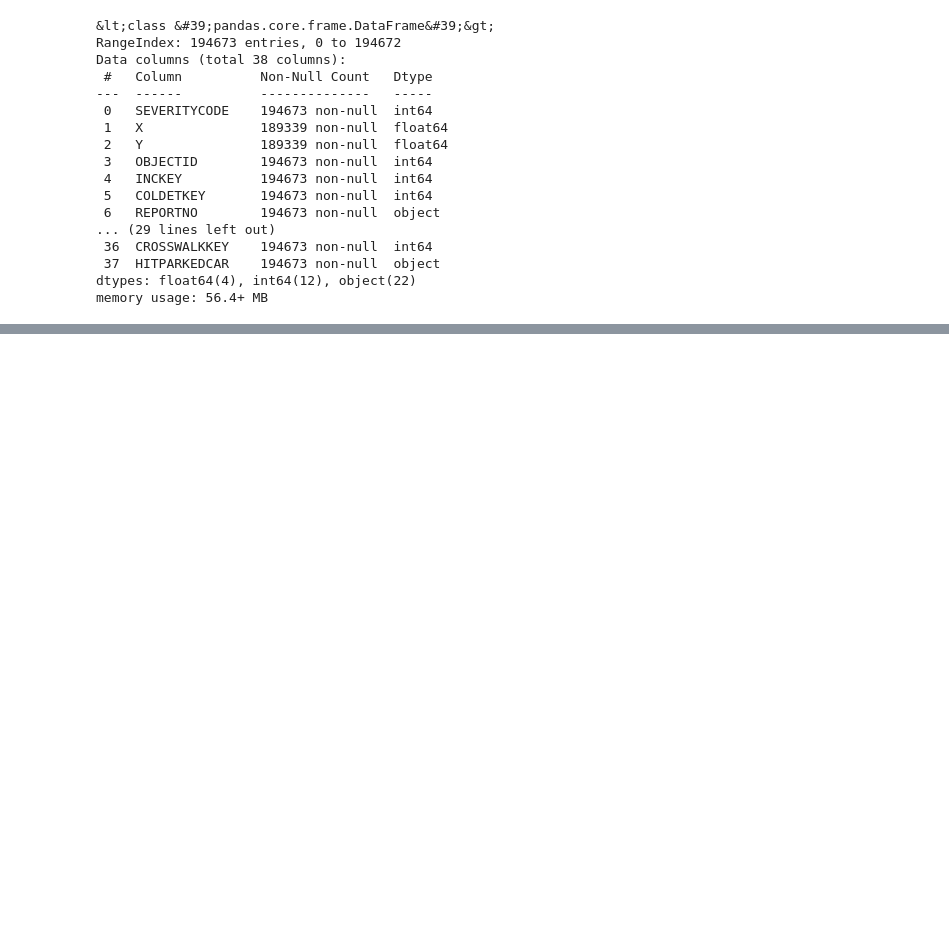
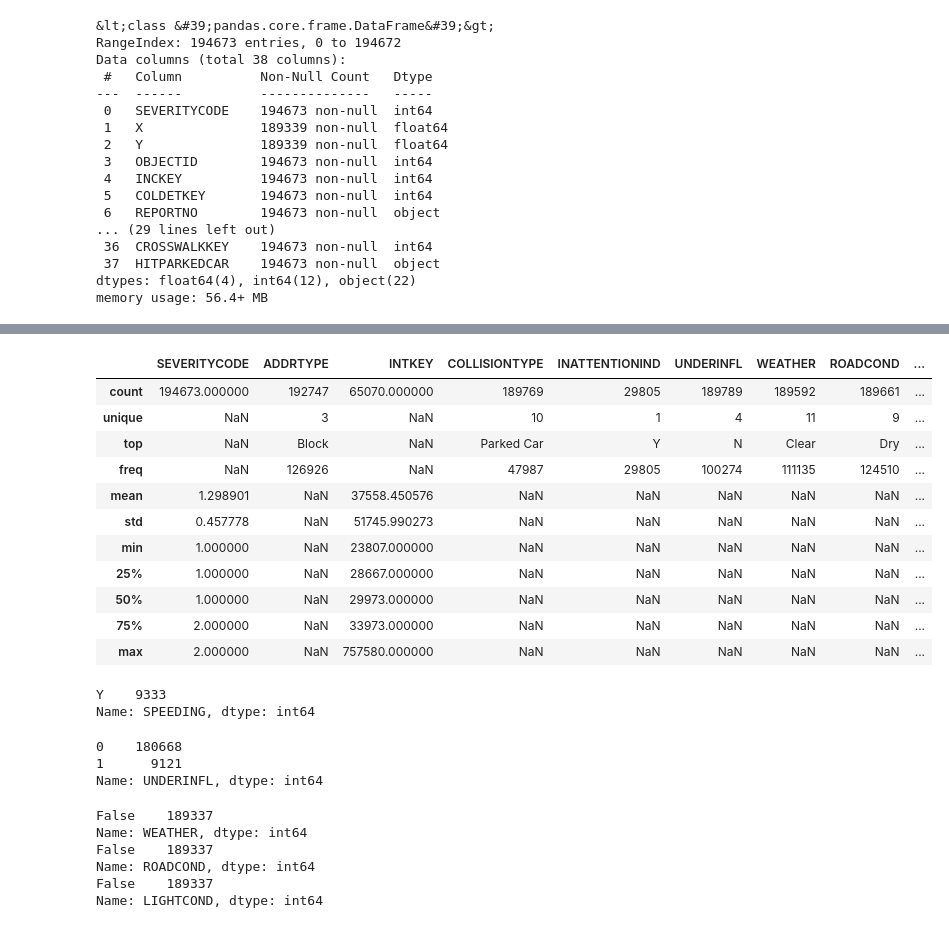
Before and after one commit to sumeetgrewal/capstone-dsp, a Jupyter notebook: project.ipynb, the cells around one changed output, grey strips where cells are left out. Saved outputs shown, nothing was run; the diff lists cells and outputs as text; code cells hidden in the pictures; blank space fills up the shorter version.

```diff
--- a/project.ipynb
+++ b/project.ipynb
@@ -96,0 +187,15 @@ memory usage: 56.4+ MB
+# %%
+df.describe(include='all')
+# %% [output]
+|  | SEVERITYCODE | ADDRTYPE | INTKEY | COLLISIONTYPE | INATTENTIONIND | UNDERINFL | WEATHER | ROADCOND | ... |
+| count | 194673.000000 | 192747 | 65070.000000 | 189769 | 29805 | 189789 | 189592 | 189661 | ... |
+| unique | NaN | 3 | NaN | 10 | 1 | 4 | 11 | 9 | ... |
+| top | NaN | Block | NaN | Parked Car | Y | N | Clear | Dry | ... |
+| freq | NaN | 126926 | NaN | 47987 | 29805 | 100274 | 111135 | 124510 | ... |
+| mean | 1.298901 | NaN | 37558.450576 | NaN | NaN | NaN | NaN | NaN | ... |
+| std | 0.457778 | NaN | 51745.990273 | NaN | NaN | NaN | NaN | NaN | ... |
+| min | 1.000000 | NaN | 23807.000000 | NaN | NaN | NaN | NaN | NaN | ... |
+| 25% | 1.000000 | NaN | 28667.000000 | NaN | NaN | NaN | NaN | NaN | ... |
+| 50% | 1.000000 | NaN | 29973.000000 | NaN | NaN | NaN | NaN | NaN | ... |
+| 75% | 2.000000 | NaN | 33973.000000 | NaN | NaN | NaN | NaN | NaN | ... |
+| max | 2.000000 | NaN | 757580.000000 | NaN | NaN | NaN | NaN | NaN | ... |
@@ -96,0 +206,6 @@ memory usage: 56.4+ MB
+# %%
+# Columns SPEEDING, PEDROWNOTGRNT, and INATTENTIONIND all contain NaN values instead of N. Convert Y to 1 and NaN to 0
+df['SPEEDING'].value_counts()
+# %% [output]
+Y    9333
+Name: SPEEDING, dtype: int64
@@ -96,0 +224,24 @@ memory usage: 56.4+ MB
+# %%
+# Convert UNDERINFL to two values and drop nan
+df['UNDERINFL'].replace('Y', 1, inplace=True)
+df['UNDERINFL'].replace('N', 0, inplace=True)
+df.dropna(subset=["UNDERINFL"], inplace=True)
+df[['UNDERINFL']] = df[['UNDERINFL']].astype(int)
+df['UNDERINFL'].value_counts()
+# %% [output]
+0    180668
+1      9121
+Name: UNDERINFL, dtype: int64
+# %%
+# Drop records that don't have a value for WEATHER, ROADCOND, and LIGHTCOND
+df.dropna(subset=['WEATHER', 'ROADCOND', 'LIGHTCOND'], axis=0, inplace=True)
+
+for value in ['WEATHER', 'ROADCOND', 'LIGHTCOND'] :
+    print(df[value].isnull().value_counts())
+# %% [output]
+False    189337
+Name: WEATHER, dtype: int64
+False    189337
+Name: ROADCOND, dtype: int64
+False    189337
+Name: LIGHTCOND, dtype: int64
```
Also changed, not shown: parts of 19 cells of this notebook.
